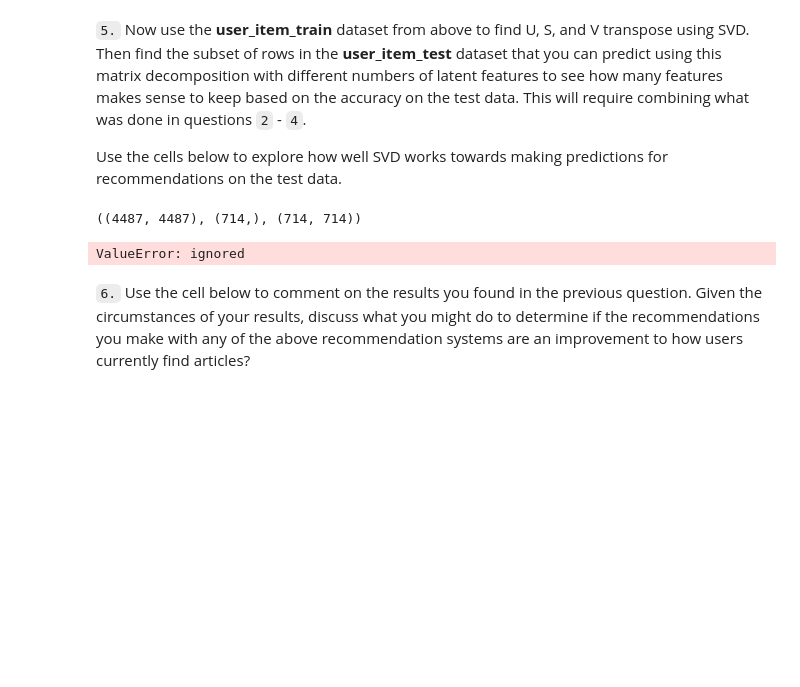
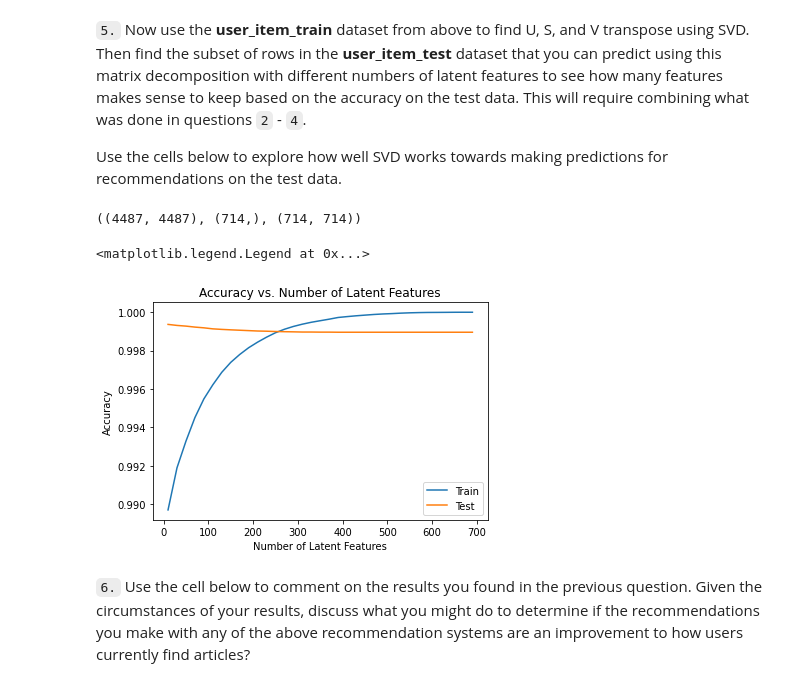
Before and after one commit to acrucetta/article_recommendations_engine, a Jupyter notebook: Recommendations_with_IBM.ipynb, the cells around one changed output. Cells and saved outputs as stored; diff of their text form; code cells hidden in the pictures; blank space fills up the shorter version.

```diff
--- a/Recommendations_with_IBM.ipynb
+++ b/Recommendations_with_IBM.ipynb
@@ -868,43 +876,44 @@ u_train.shape, s_train.shape, vt_train.shape
 ((4487, 4487), (714,), (714, 714))
 # %%
 num_latent_feats = np.arange(10,700+10,20)
+train_idx = user_item_train.index
+row_idxs_2 = user_item_test.index.isin(train_idx)
+sub_user_item_test = user_item_test.loc[row_idxs_2]
 sum_errs_test = []
 sum_errs_train = []
 all_errs = []
 
 for k in num_latent_feats:
     # restructure with k latent features
     u_test_lat, vt_test_lat = u_test[:, :k], vt_test[:k, :]
     s_train_lat, u_train_lat, vt_train_lat = np.diag(s_train[:k]), u_train[:, :k], vt_train[:k, :]
 
     # take dot product
     user_item_test_pred = np.around(np.dot(np.dot(u_test_lat, s_train_lat), vt_test_lat))
     user_item_train_pred = np.around(np.dot(np.dot(u_train_lat, s_train_lat), vt_train_lat))
     all_errs.append(1 - ((np.sum(user_item_test_pred)+np.sum(user_item_test)))/(user_item_test.shape[0]*user_item_test.shape[1]))
 
     # compute error for each prediction to actual value
-    diffs_test = np.subtract(user_item_test, user_item_test_pred)
+    diffs_test = np.subtract(sub_user_item_test, user_item_test_pred)
     diffs_train = np.subtract(user_item_train, user_item_train_pred)
 
     # total errors and keep track of them
     err_test = np.sum(np.sum(np.abs(diffs_test)))
     err_train = np.sum(np.sum(np.abs(diffs_train)))
 
     # append to error dataframe
     sum_errs_test.append(err_test)
     sum_errs_train.append(err_train)
 
-
 plt.plot(num_latent_feats, 1 - np.array(sum_errs_train)/(user_item_train.shape[0]*user_item_test.shape[1]), label = 'Train');
 plt.plot(num_latent_feats, 1 - np.array(sum_errs_test)/(user_item_test.shape[0]*user_item_test.shape[1]), label = 'Test');
-plt.plot(num_latent_feats, all_errs, label = "All Errors")
-
 plt.xlabel('Number of Latent Features');
 plt.ylabel('Accuracy');
 plt.title('Accuracy vs. Number of Latent Features');
 plt.legend()
 # %% [output]
-ValueError: ignored
+<matplotlib.legend.Legend at 0x...>
+[figure, added]
 # %% [markdown]
 `6.` Use the cell below to comment on the results you found in the previous question. Given the circumstances of your results, discuss what you might do to determine if the recommendations you make with any of the above recommendation systems are an improvement to how users currently find articles?
 # %% [markdown]
```
Also changed, not shown: parts of 4 cells of this notebook.
